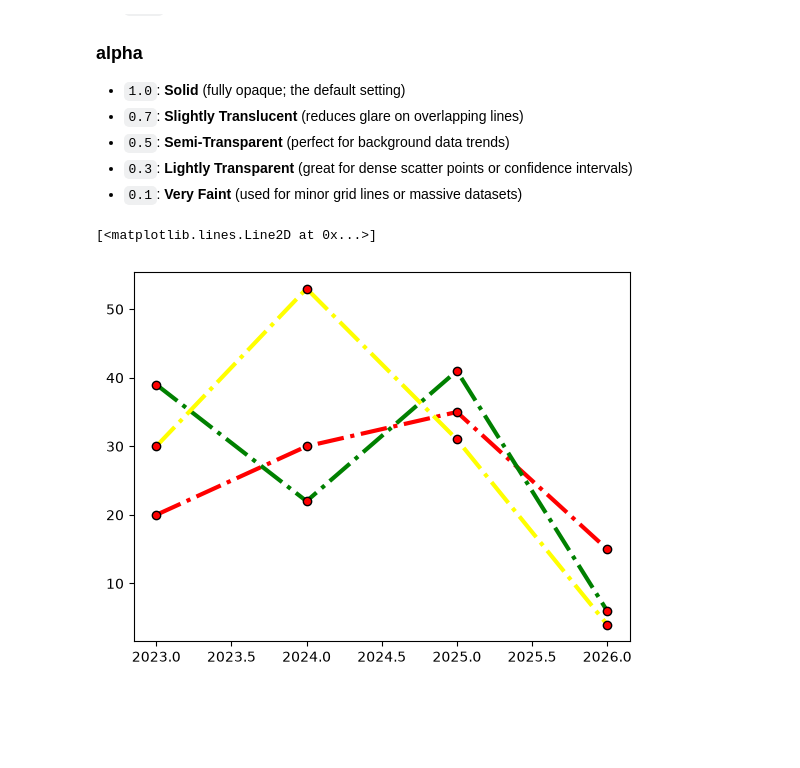
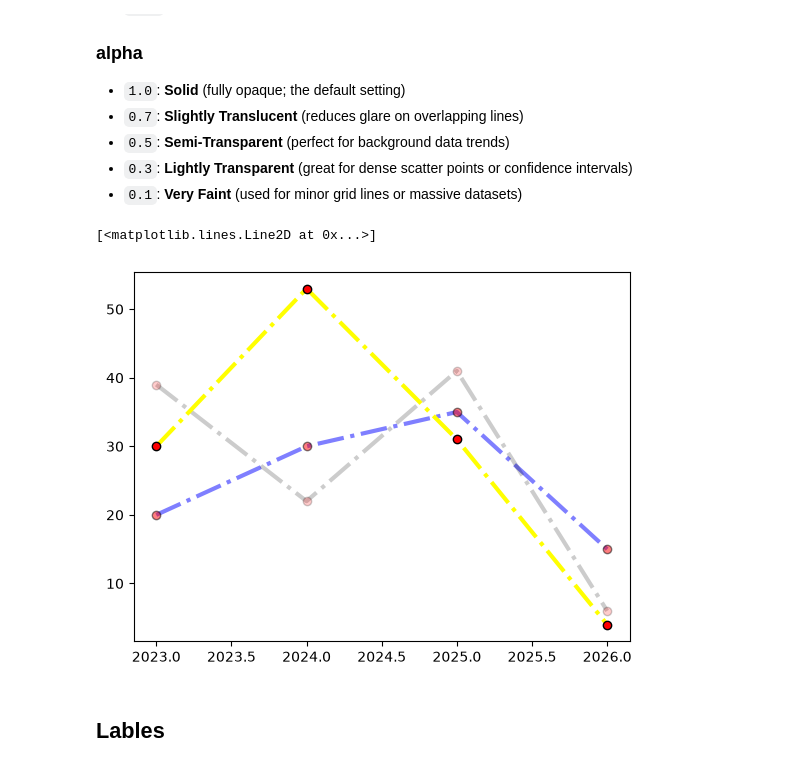
Before and after one commit to zaibgray/matplotlib, a Jupyter notebook: matplotlib.ipynb, the cells around one changed output. Cells and saved outputs as stored; diff of their text form; code cells hidden in the pictures; blank space fills up the shorter version.

```diff
--- a/matplotlib.ipynb
+++ b/matplotlib.ipynb
@@ -101,11 +101,13 @@ line_style = dict(
     linewidth="3"
     )
 # %%
-plt.plot(x, y1, color="red", **line_style)
+plt.plot(x, y1, color="blue", alpha=0.5, **line_style)
 
-plt.plot(x, y2, color="green", **line_style)
+plt.plot(x, y2, color="black", alpha=0.2, **line_style)
 
 plt.plot(x, y3, color="yellow", **line_style)
 # %% [output]
 [<matplotlib.lines.Line2D at 0x...>]
-[figure, old version]
+[figure, new version]
+# %% [markdown]
+## Lables
```
Also changed, not shown: parts of 3 cells of this notebook.
